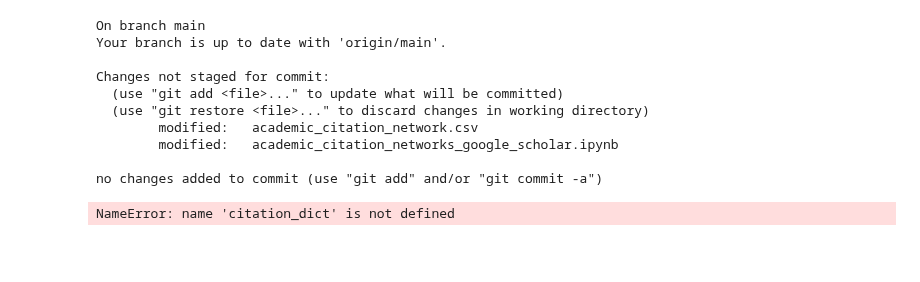
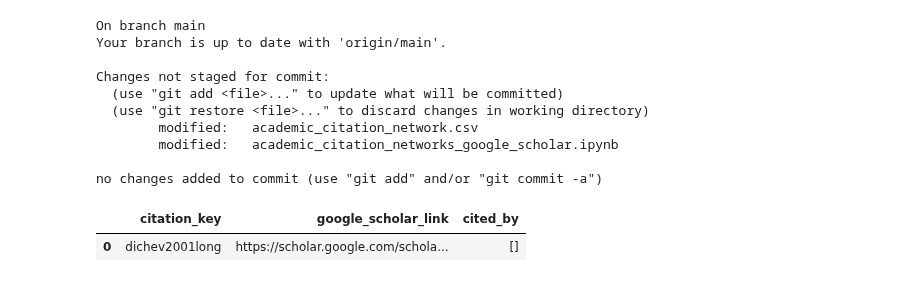
Before and after one commit to krishpn/academicgraphs, a Jupyter notebook: academic_citation_networks_google_scholar.ipynb, the cells around one changed output. Cells and saved outputs as stored; diff of their text form; code cells hidden in the pictures; blank space fills up the shorter version.

Commit message:
dichev2001long

```diff
--- a/academic_citation_networks_google_scholar.ipynb
+++ b/academic_citation_networks_google_scholar.ipynb
@@ -144,5 +144,7 @@ no changes added to commit (use "git add" and/or "git commit -a")
 # %%
 url
 citation_dict
+pd.DataFrame.from_dict([citation_dict])
 # %% [output]
-NameError: name 'citation_dict' is not defined
+|  | citation_key | google_scholar_link | cited_by |
+| 0 | dichev2001long | https://scholar.google.com/schola... | [] |
```
Also changed, not shown: parts of 1 cell of this notebook, 1 other file.
